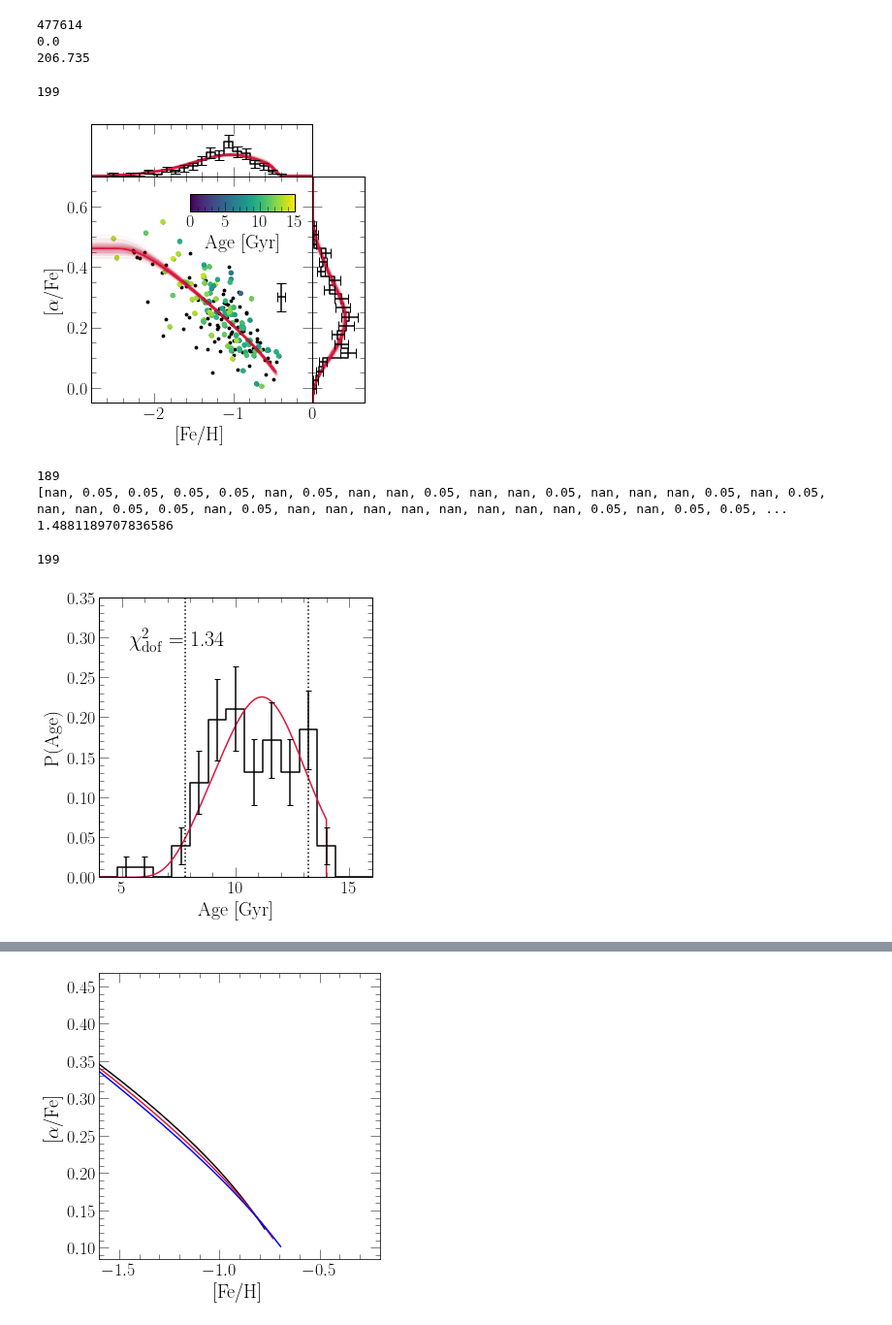
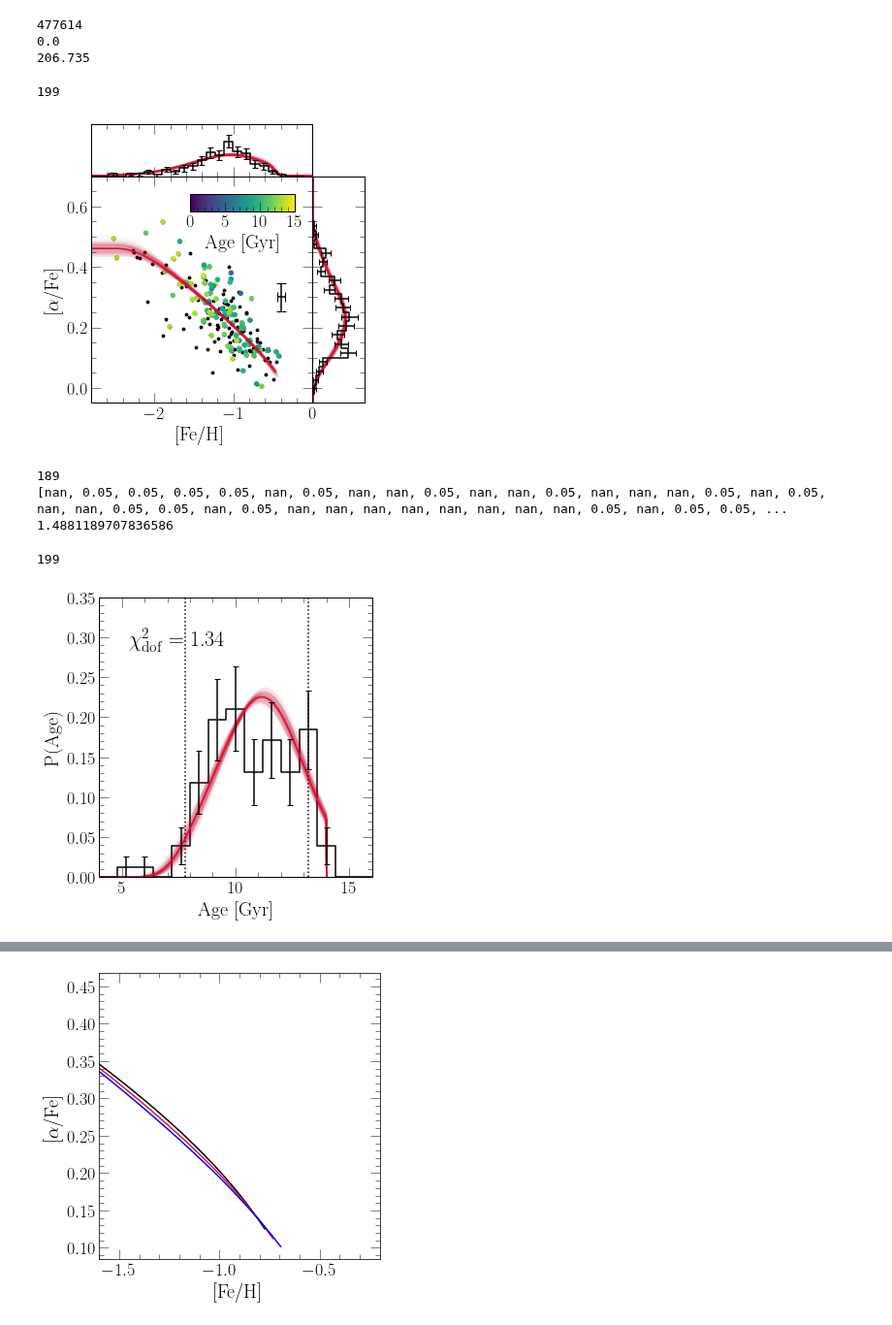
Before and after one commit to giganano/h3halo, a Jupyter notebook: notebooks/paperplots.ipynb, the cells around one changed output, grey strips where cells are left out. Shown at 97% size. Saved outputs shown, nothing was run; the diff lists cells and outputs as text; code cells hidden in the pictures.

```diff
--- a/notebooks/paperplots.ipynb
+++ b/notebooks/paperplots.ipynb
@@ -1241,9 +1239,10 @@ feh_dist, feh_bins = np.histogram(gse["[fe/h]"], density = True, **kwargs)
 idx = feh_counts.tolist().index(max(feh_counts))
 norm = feh_counts[idx] / feh_dist[idx]
 errors = [np.sqrt(_) / norm for _ in feh_counts]
-top.step(feh_bins[:-1], feh_dist, where = "post", c = named_colors()["black"])
+top.step(feh_bins[:-1], feh_dist, where = "post", c = named_colors()["black"], zorder = 100)
 xvals = [(a + b) / 2 for a, b in zip(feh_bins[:-1], feh_bins[1:])]
-top.errorbar(xvals, feh_dist, yerr = errors, c = named_colors()["black"], linestyle = "None", zorder = 100)
+top.errorbar(xvals, feh_dist, yerr = errors, c = named_colors()["black"],
+    capsize = 3, linestyle = "None", zorder = 100)
 
 kwargs["range"] = ax.get_ylim()
 afe_counts, _ = np.histogram(gse["[o/fe]"], density = False, **kwargs)
@@ -1251,9 +1250,10 @@ afe_dist, afe_bins = np.histogram(gse["[o/fe]"], density = True, **kwargs)
 idx = afe_counts.tolist().index(max(afe_counts))
 norm = afe_counts[idx] / afe_dist[idx]
 errors = [np.sqrt(_) / norm for _ in afe_counts]
-right.step(afe_dist, afe_bins[:-1], where = "pre", c = named_colors()["black"])
+right.step(afe_dist, afe_bins[:-1], where = "pre", c = named_colors()["black"], zorder = 100)
 xvals = [(a + b) / 2 for a, b in zip(afe_bins[:-1], afe_bins[1:])]
-right.errorbar(afe_dist, xvals, xerr = errors, c = named_colors()["black"], linestyle = "None", zorder = 100)
+right.errorbar(afe_dist, xvals, xerr = errors, c = named_colors()["black"],
+    capsize = 3, linestyle = "None", zorder = 100)
 
 bf_duration = 5.40
 with vice.singlezone(name = "./bestfit") as sz:
@@ -1344,7 +1344,7 @@ for ext in ["pdf", "jpeg"]:
 plt.show()
 # %% [output]
 199
-[figure, old version]
+[figure, new version]
 # %%
 cosmological_age = 13.2
 # sub = gse.filter("age", ">=", 7)
@@ -1443,13 +1443,18 @@ def plotsub(sub):
     agedist = convolve(agedist, ages, 0.05, which = lognormal)
     ages.append(14)
     agedist.append(0)
-    ax.plot(ages[1:], agedist, c = named_colors()["crimson"], alpha = 0.01)
-    sys.stdout.write("\r%d" % (sub))
+    ax.plot(ages[1:], agedist, c = named_colors()["crimson"], alpha = 0.02)
 # sys.stdout.write("\n")
 
-with Pool(5) as pool:
-    pool.map(plotsub, range(200))
+for i in range(200):
+    plotsub(i)
+    sys.stdout.write("\r%d" % (i))
 sys.stdout.write("\n")
+
+# with Pool(5) as pool:
+#     pool.map(plotsub, range(200))
+# sys.stdout.write("\n")
+# plotsub(1)
 
 # random.seed(a = 0)
 # n_subs = 200
@@ -1469,34 +1474,34 @@ sys.stdout.write("\n")
 #         sz.Mg0 = 0
 #         sz.nthreads = 2
 #         sz.tau_star = chain["tau_star"][indeces[i]]
 #         sz.eta = chain["eta"][indeces[i]]
 #         sz.dt = chain["tau_tot"][indeces[i]] / 500
 #         vice.yields.ccsne.settings['fe'] = chain["y_fe_cc"][indeces[i]]
 #         vice.yields.sneia.settings['fe'] = chain["y_fe_ia"][indeces[i]]
 #         out = sz.run(np.linspace(0, chain["tau_tot"][indeces[i]], 501),
 #             overwrite = True, capture = True)
 
 #         kwargs["alpha"] = 0.02
 #         diff = 13.2 - out.history["time"][-1]
 #         xvals = [_ + diff for _ in out.history["lookback"]]
 #         norm = sum(out.history["sfr"]) * (out.history["time"][1] - out.history["time"][0])
 #         yvals = [_ / norm for _ in out.history["sfr"]]
 #         ax.plot(xvals, yvals, **kwargs)
 
 #         sys.stdout.write("\r%d" % (i))
 # sys.stdout.write("\n")
 
 ax.text(5.3, 0.29, r"$\chi_\text{dof}^2$ = 1.34", fontsize = 22)
 
 plt.tight_layout()
 for ext in ["pdf", "jpeg"]:
     kwargs = {}
     if ext == "jpeg": kwargs["dpi"] = 200
     plt.savefig("../paper/gsefit_agedist.%s" % (ext), **kwargs)
 plt.show()
 # %% [output]
 199
-[figure, old version]
+[figure, new version]
 # %%
 fig = plt.figure()
 top = fig.add_subplot(211)
```
Also changed, not shown: parts of 3 cells of this notebook, 12 other files.
